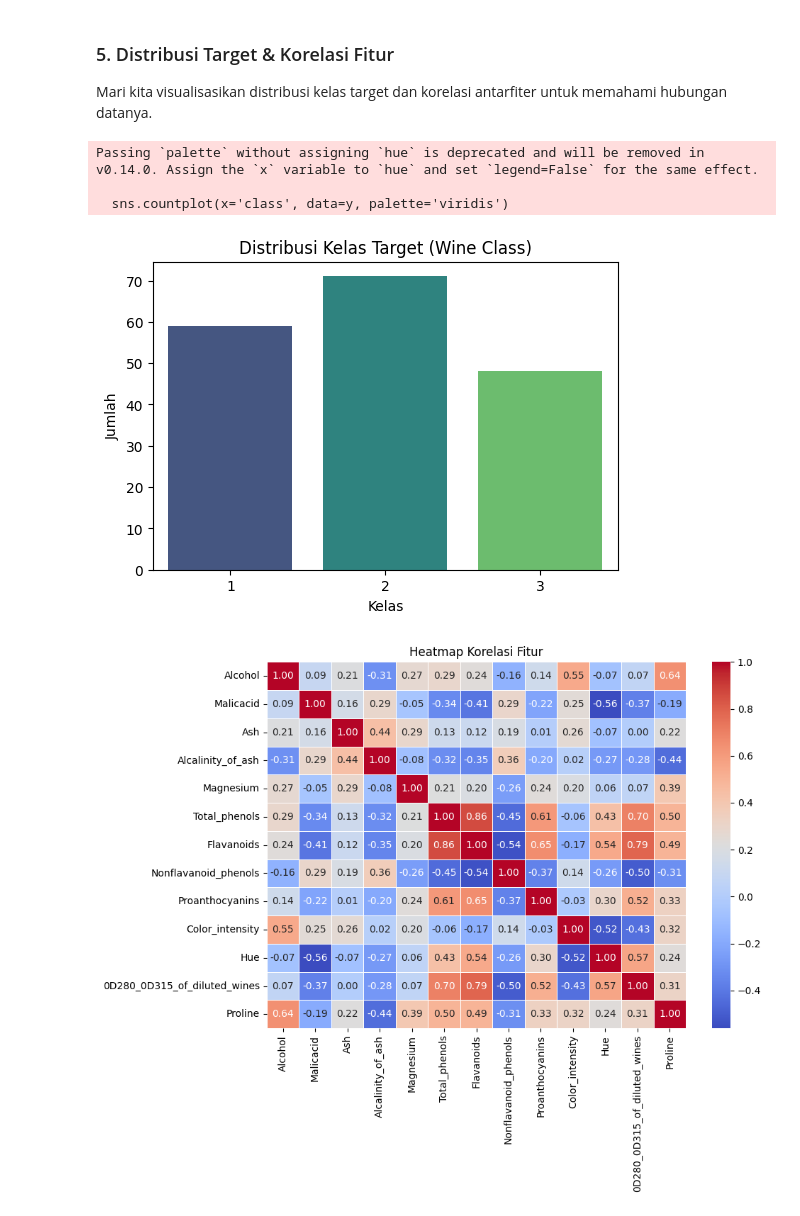
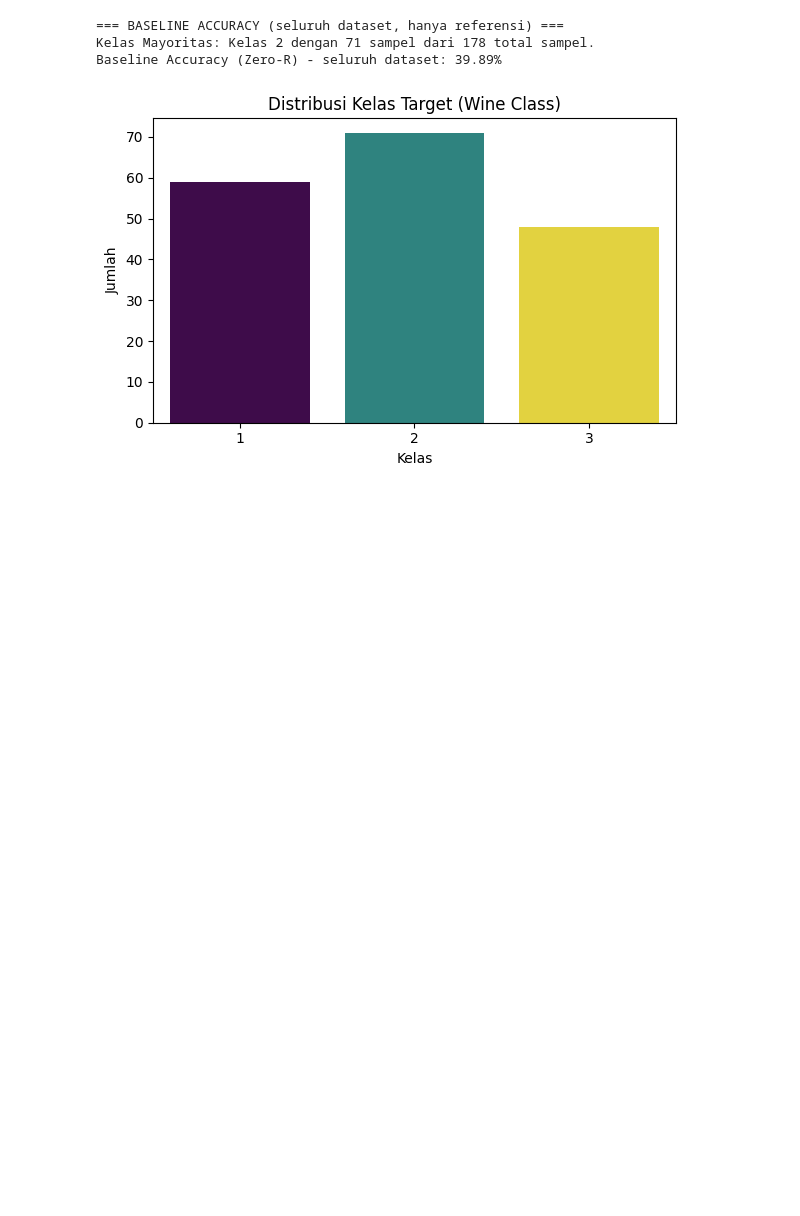
Before and after one commit to aariffaqiih/temp, a Jupyter notebook: Untitled13.ipynb, the cells around one changed output. Cells and saved outputs as stored; diff of their text form; code cells hidden in the pictures; blank space fills up the shorter version.

```diff
--- a/Untitled13.ipynb
+++ b/Untitled13.ipynb
@@ -86,0 +3,28 @@ Mari kita periksa statistik deskriptif dari dataset, serta memeriksa apakah terd
+# %%
+import numpy as np
+import pandas as pd
+import matplotlib.pyplot as plt
+import seaborn as sns
+
+from sklearn.model_selection import train_test_split, cross_val_score
+from sklearn.preprocessing import StandardScaler
+from sklearn.linear_model import LogisticRegression
+from sklearn.pipeline import Pipeline
+from sklearn.metrics import classification_report, accuracy_score, confusion_matrix
+from sklearn.datasets import load_wine
+
+_raw = load_wine()
+_col_map = {
+    'alcohol': 'Alcohol', 'malic_acid': 'Malicacid', 'ash': 'Ash',
+    'alcalinity_of_ash': 'Alcalinity_of_ash', 'magnesium': 'Magnesium',
+    'total_phenols': 'Total_phenols', 'flavanoids': 'Flavanoids',
+    'nonflavanoid_phenols': 'Nonflavanoid_phenols', 'proanthocyanins': 'Proanthocyanins',
+    'color_intensity': 'Color_intensity', 'hue': 'Hue',
+    'od280/od315_of_diluted_wines': '0D280_0D315_of_diluted_wines', 'proline': 'Proline'
+}
+
+X = pd.DataFrame(_raw.data, columns=[_col_map[c] for c in _raw.feature_names])
+y = pd.DataFrame({'class': _raw.target + 1})
+y_flat = y.values.ravel()
+
+print("Ukuran X:", X.shape, "| Ukuran y:", y.shape)
@@ -126,27 +96,24 @@ dtype: int64
 | 50% | 13.050000 | 1.865000 | 2.360000 | 19.500000 | 98.000000 | 2.355000 | 2.135000 | ... |
 | 75% | 13.677500 | 3.082500 | 2.557500 | 21.500000 | 107.000000 | 2.800000 | 2.875000 | ... |
 | max | 14.830000 | 5.800000 | 3.230000 | 30.000000 | 162.000000 | 3.880000 | 5.080000 | ... |
-# %% [markdown]
-### 5. Distribusi Target & Korelasi Fitur
-Mari kita visualisasikan distribusi kelas target dan korelasi antarfiter untuk memahami hubungan datanya.
+# %%
+baseline_full = counts_full.max() / len(y_flat)
+majority_class_full = classes_full[np.argmax(counts_full)]
+
+print("=== BASELINE ACCURACY (seluruh dataset, hanya referensi) ===")
+print(f"Kelas Mayoritas: Kelas {majority_class_full} dengan {counts_full.max()} sampel dari {len(y_flat)} total sampel.")
+print(f"Baseline Accuracy (Zero-R) - seluruh dataset: {baseline_full * 100:.2f}%")
+# %% [output]
+=== BASELINE ACCURACY (seluruh dataset, hanya referensi) ===
+Kelas Mayoritas: Kelas 2 dengan 71 sampel dari 178 total sampel.
+Baseline Accuracy (Zero-R) - seluruh dataset: 39.89%
 # %%
-# Visualisasi distribusi target
 plt.figure(figsize=(6, 4))
-sns.countplot(x='class', data=y, palette='viridis')
+sns.countplot(x='class', data=y, hue='class', palette='viridis', legend=False)
 plt.title('Distribusi Kelas Target (Wine Class)')
 plt.xlabel('Kelas')
 plt.ylabel('Jumlah')
-plt.show()
-
-# Visualisasi korelasi antarfiter
-plt.figure(figsize=(10, 8))
-sns.heatmap(X.corr(), annot=True, fmt='.2f', cmap='coolwarm', linewidths=0.5)
-plt.title('Heatmap Korelasi Fitur')
 plt.tight_layout()
 plt.show()
 # %% [output]
-Passing `palette` without assigning `hue` is deprecated and will be removed in v0.14.0. Assign the `x` variable to `hue` and set `legend=False` for the same effect.
-
-  sns.countplot(x='class', data=y, palette='viridis')
-[figure, old version]
+[figure, new version]
-[figure, removed]
```
Also changed, not shown: parts of 24 cells of this notebook.
